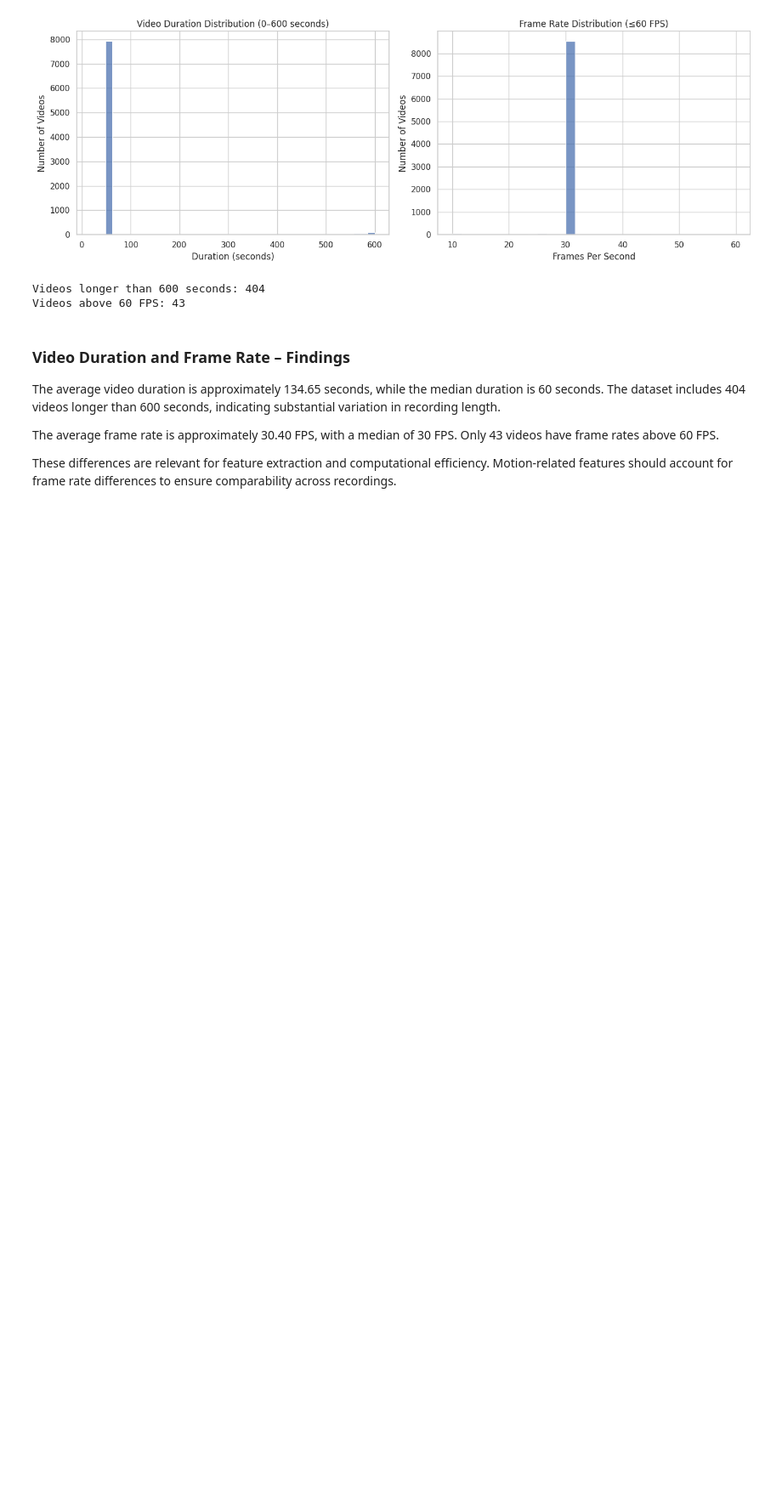
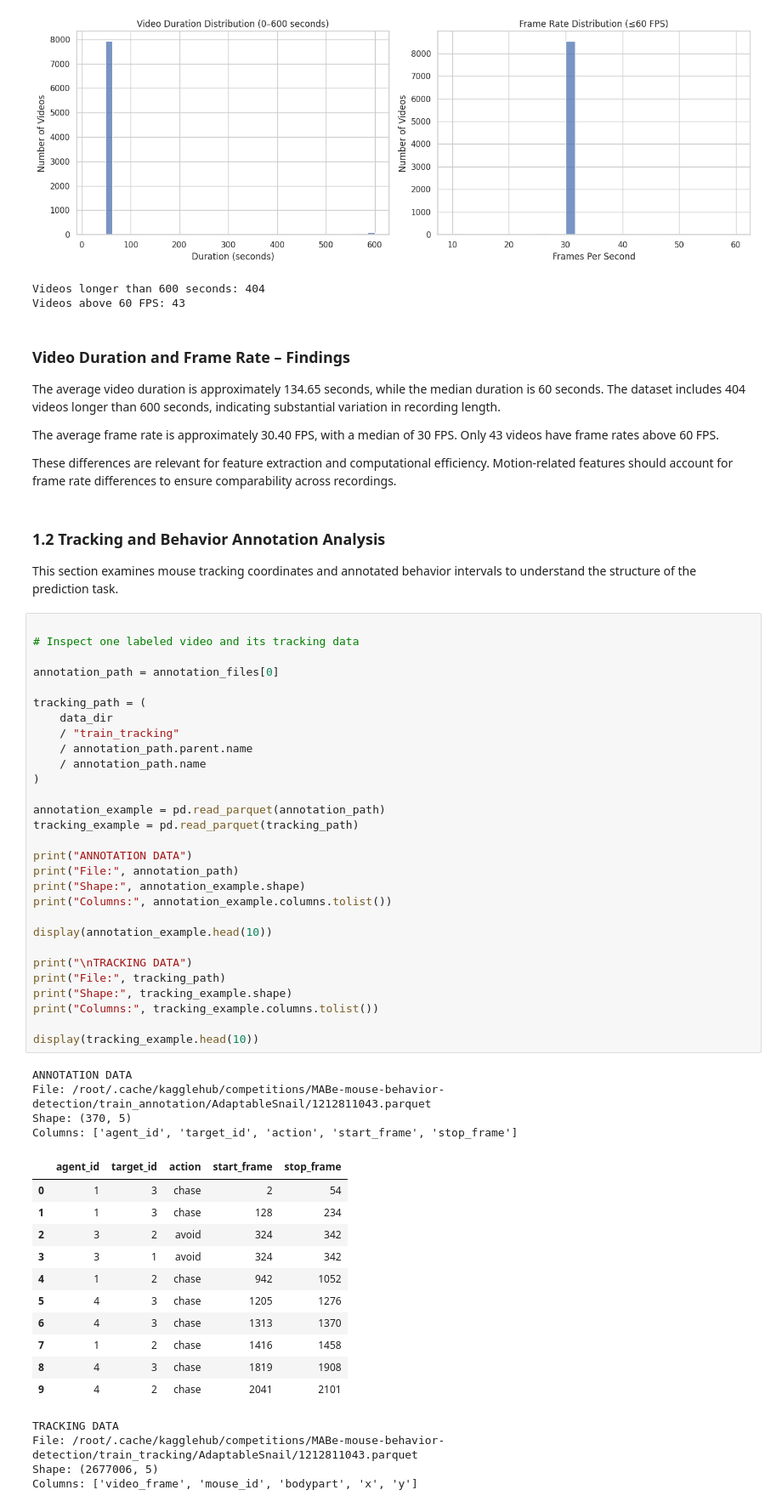
Before and after one commit to aytug-guler/GROUP19_CENG313, a Jupyter notebook: assignment1_eda_baseline.ipynb, the cells around one changed output. Shown at 85% size. Drawn from its saved outputs; the diff is of its cells as text; blank space fills up the shorter version.

```diff
--- a/assignment1_eda_baseline.ipynb
+++ b/assignment1_eda_baseline.ipynb
@@ -402,3 +404,56 @@ The average video duration is approximately 134.65 seconds, while the median dur
 The average frame rate is approximately 30.40 FPS, with a median of 30 FPS. Only 43 videos have frame rates above 60 FPS.
 
 These differences are relevant for feature extraction and computational efficiency. Motion-related features should account for frame rate differences to ensure comparability across recordings.
+# %% [markdown]
+### 1.2 Tracking and Behavior Annotation Analysis
+
+This section examines mouse tracking coordinates and annotated behavior intervals to understand the structure of the prediction task.
+# %%
+
+# Inspect one labeled video and its tracking data
+
+annotation_path = annotation_files[0]
+
+tracking_path = (
+    data_dir
+    / "train_tracking"
+    / annotation_path.parent.name
+    / annotation_path.name
+)
+
+annotation_example = pd.read_parquet(annotation_path)
+tracking_example = pd.read_parquet(tracking_path)
+
+print("ANNOTATION DATA")
+print("File:", annotation_path)
+print("Shape:", annotation_example.shape)
+print("Columns:", annotation_example.columns.tolist())
+
+display(annotation_example.head(10))
+
+print("\nTRACKING DATA")
+print("File:", tracking_path)
+print("Shape:", tracking_example.shape)
+print("Columns:", tracking_example.columns.tolist())
+
+display(tracking_example.head(10))
+# %% [output]
+ANNOTATION DATA
+File: /root/.cache/kagglehub/competitions/MABe-mouse-behavior-detection/train_annotation/AdaptableSnail/1212811043.parquet
+Shape: (370, 5)
+Columns: ['agent_id', 'target_id', 'action', 'start_frame', 'stop_frame']
+|  | agent_id | target_id | action | start_frame | stop_frame |
+| 0 | 1 | 3 | chase | 2 | 54 |
+| 1 | 1 | 3 | chase | 128 | 234 |
+| 2 | 3 | 2 | avoid | 324 | 342 |
+| 3 | 3 | 1 | avoid | 324 | 342 |
+| 4 | 1 | 2 | chase | 942 | 1052 |
+| 5 | 4 | 3 | chase | 1205 | 1276 |
+| 6 | 4 | 3 | chase | 1313 | 1370 |
+| 7 | 1 | 2 | chase | 1416 | 1458 |
+| 8 | 4 | 3 | chase | 1819 | 1908 |
+| 9 | 4 | 2 | chase | 2041 | 2101 |
+TRACKING DATA
+File: /root/.cache/kagglehub/competitions/MABe-mouse-behavior-detection/train_tracking/AdaptableSnail/1212811043.parquet
+Shape: (2677006, 5)
+Columns: ['video_frame', 'mouse_id', 'bodypart', 'x', 'y']
```
Also changed, not shown: parts of 6 cells of this notebook.
